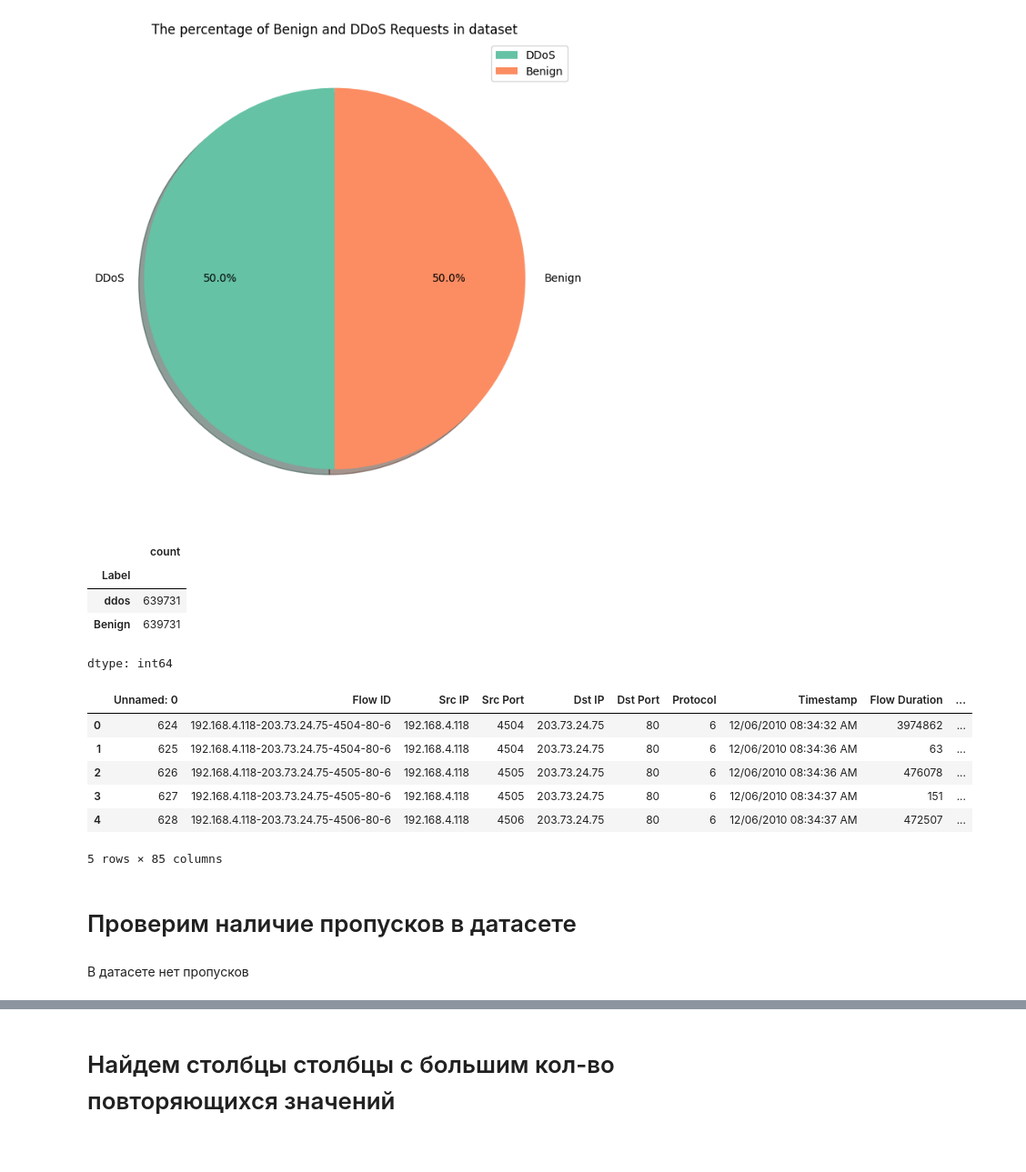
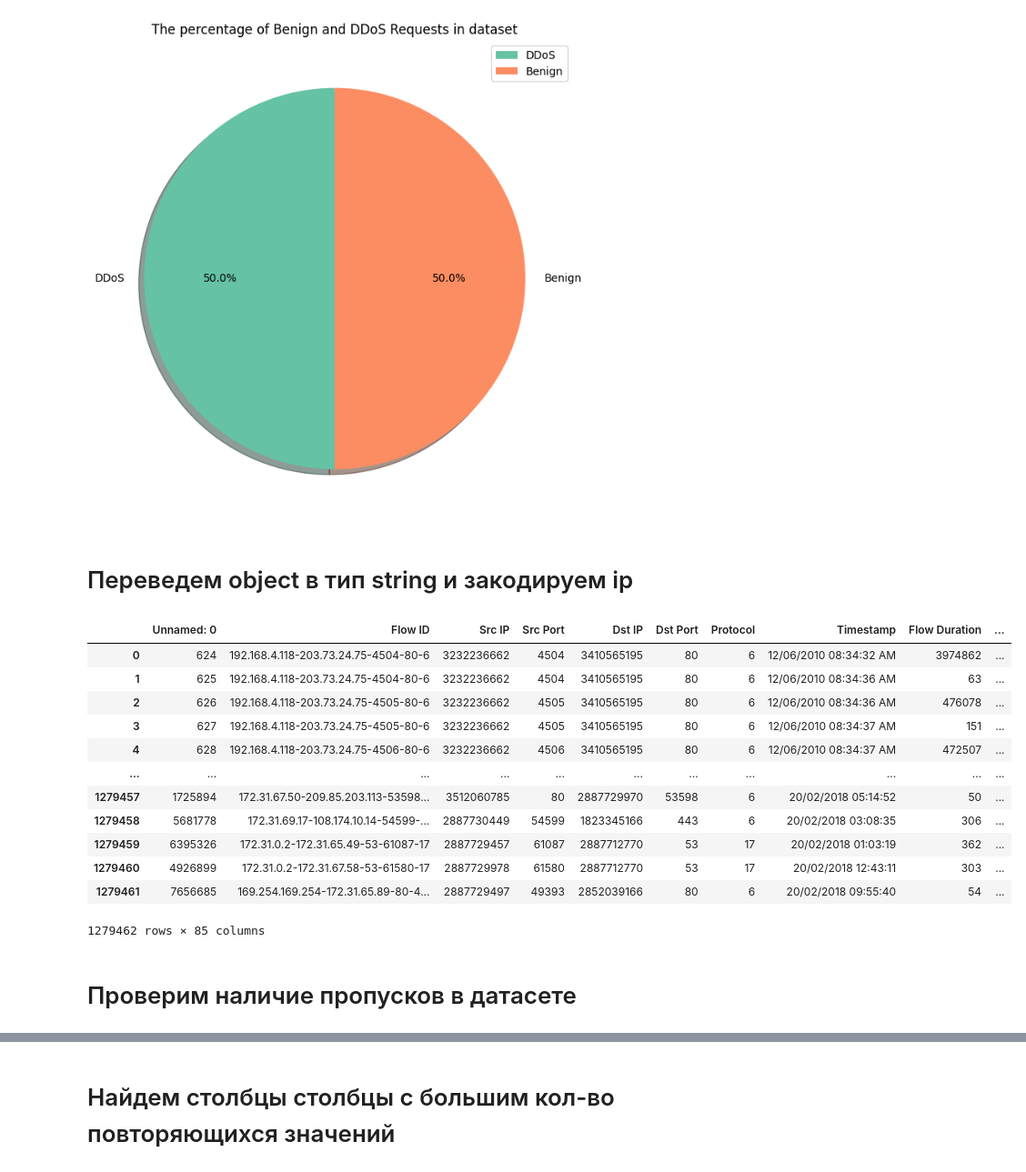
Before and after one commit to SosisterRapStar/ETU-LETI-labs-sem-4-, a Jupyter notebook: ddosdataset.ipynb, the cells around one changed output, grey strips where cells are left out. Shown: that part at 91% size. Drawn from its saved outputs; the diff is of its cells as text; code cells hidden in the pictures.

```diff
--- a/ddosdataset.ipynb
+++ b/ddosdataset.ipynb
@@ -15,7 +13,7 @@ Path to dataset files: /root/.cache/kagglehub/datasets/devendra416/ddos-datasets
 import numpy as np
 import pandas as pd
 import os
-path = "/root/.cache/kagglehub/datasets/devendra416/ddos-datasets/versions/1/ddos_balanced/final_dataset.csv"
+path = "/home/vanya/bigdata_dataset/ddos_balanced/final_dataset.csv"
 
 total_num_of_rows = sum(1 for _ in open(path))
 rows_to_read = int(total_num_of_rows * 0.05)
@@ -42,3 +44,5 @@ df
+# %%
+df = df.astype({'Src IP':'string','Dst IP':'string','Label':'string'})
 # %%
 import seaborn as sn
 import matplotlib.pyplot as plt
@@ -60,8 +65,25 @@ colsToDrop = ['Src IP', 'Dst IP', 'Fwd Byts/b Avg', 'Fwd Pkts/b Avg', 'Fwd Blk R
+# %% [markdown]
+# Переведем object в тип string и закодируем ip
+# %%
+import ipaddress                                                                   # converting the IP address form Strings to int
+
+df = df.astype({'Src IP':'string','Dst IP':'string','Label':'string'})
+
+df['Src IP'] = df['Src IP'].apply(lambda x: int(ipaddress.IPv4Address(x)))
+df['Dst IP'] = df['Dst IP'].apply(lambda x: int(ipaddress.IPv4Address(x)))
 # %%
-df.Label.value_counts()
+df
 # %% [output]
-|  | count |
-| Label |  |
-| ddos | 639731 |
-| Benign | 639731 |
+|  | Unnamed: 0 | Flow ID | Src IP | Src Port | Dst IP | Dst Port | Protocol | Timestamp | Flow Duration | ... |
+| 0 | 624 | 192.168.4.118-203.73.24.75-4504-80-6 | 3232236662 | 4504 | 3410565195 | 80 | 6 | 12/06/2010 08:34:32 AM | 3974862 | ... |
+| 1 | 625 | 192.168.4.118-203.73.24.75-4504-80-6 | 3232236662 | 4504 | 3410565195 | 80 | 6 | 12/06/2010 08:34:36 AM | 63 | ... |
+| 2 | 626 | 192.168.4.118-203.73.24.75-4505-80-6 | 3232236662 | 4505 | 3410565195 | 80 | 6 | 12/06/2010 08:34:36 AM | 476078 | ... |
+| 3 | 627 | 192.168.4.118-203.73.24.75-4505-80-6 | 3232236662 | 4505 | 3410565195 | 80 | 6 | 12/06/2010 08:34:37 AM | 151 | ... |
+| 4 | 628 | 192.168.4.118-203.73.24.75-4506-80-6 | 3232236662 | 4506 | 3410565195 | 80 | 6 | 12/06/2010 08:34:37 AM | 472507 | ... |
+| ... | ... | ... | ... | ... | ... | ... | ... | ... | ... | ... |
+| 1279457 | 1725894 | 172.31.67.50-209.85.203.113-53598... | 3512060785 | 80 | 2887729970 | 53598 | 6 | 20/02/2018 05:14:52 | 50 | ... |
+| 1279458 | 5681778 | 172.31.69.17-108.174.10.14-54599-... | 2887730449 | 54599 | 1823345166 | 443 | 6 | 20/02/2018 03:08:35 | 306 | ... |
+| 1279459 | 6395326 | 172.31.0.2-172.31.65.49-53-61087-17 | 2887729457 | 61087 | 2887712770 | 53 | 17 | 20/02/2018 01:03:19 | 362 | ... |
+| 1279460 | 4926899 | 172.31.0.2-172.31.67.58-53-61580-17 | 2887729978 | 61580 | 2887712770 | 53 | 17 | 20/02/2018 12:43:11 | 303 | ... |
+| 1279461 | 7656685 | 169.254.169.254-172.31.65.89-80-4... | 2887729497 | 49393 | 2852039166 | 80 | 6 | 20/02/2018 09:55:40 | 54 | ... |
-dtype: int64
+1279462 rows × 85 columns
@@ -71,10 +89,0 @@ dtype: int64
-# %%
-df.head()
-# %% [output]
-|  | Unnamed: 0 | Flow ID | Src IP | Src Port | Dst IP | Dst Port | Protocol | Timestamp | Flow Duration | ... |
-| 0 | 624 | 192.168.4.118-203.73.24.75-4504-80-6 | 192.168.4.118 | 4504 | 203.73.24.75 | 80 | 6 | 12/06/2010 08:34:32 AM | 3974862 | ... |
-| 1 | 625 | 192.168.4.118-203.73.24.75-4504-80-6 | 192.168.4.118 | 4504 | 203.73.24.75 | 80 | 6 | 12/06/2010 08:34:36 AM | 63 | ... |
-| 2 | 626 | 192.168.4.118-203.73.24.75-4505-80-6 | 192.168.4.118 | 4505 | 203.73.24.75 | 80 | 6 | 12/06/2010 08:34:36 AM | 476078 | ... |
-| 3 | 627 | 192.168.4.118-203.73.24.75-4505-80-6 | 192.168.4.118 | 4505 | 203.73.24.75 | 80 | 6 | 12/06/2010 08:34:37 AM | 151 | ... |
-| 4 | 628 | 192.168.4.118-203.73.24.75-4506-80-6 | 192.168.4.118 | 4506 | 203.73.24.75 | 80 | 6 | 12/06/2010 08:34:37 AM | 472507 | ... |
-5 rows × 85 columns
@@ -83,4 +90,2 @@ df = df.astype({'Label':'string'})
 # %% [markdown]
 # Проверим наличие пропусков в датасете
-# %% [markdown]
-В датасете нет пропусков
```
Also changed, not shown: parts of 37 cells of this notebook.
